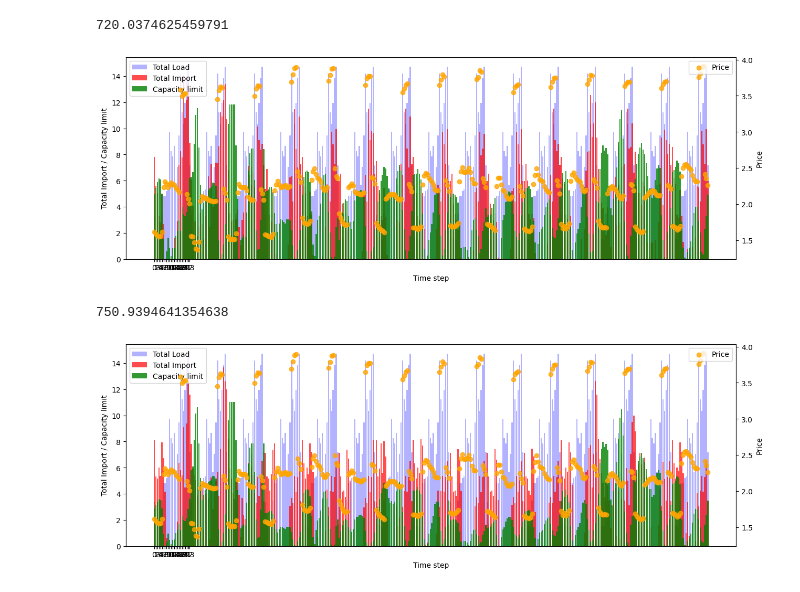
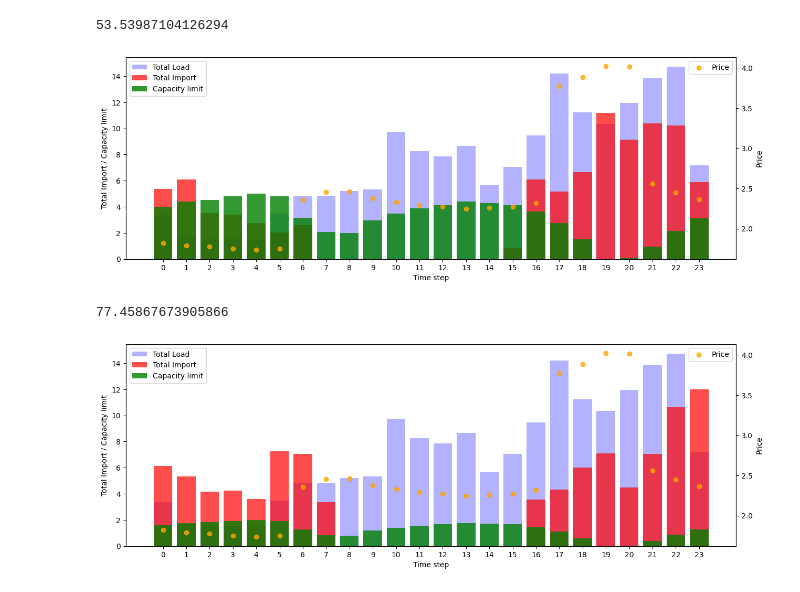
Before and after one commit to antonhlenander/CommunityFlex, a Jupyter notebook: plotting_twolevel.ipynb, the cells around one changed output. Cells and saved outputs as stored; diff of their text form; code cells hidden in the pictures.

Commit message:
Change plot

```diff
--- a/plotting_twolevel.ipynb
+++ b/plotting_twolevel.ipynb
@@ -37,8 +37,8 @@ for rollout in results:
 
     agent_actions = [action for action in agent_actions if action is not None]
 
-    start = 48*22
-    end = start + 48*2
+    start = 48*11
+    end = start + 48*1
 
 
     total_import = total_import[1:]
@@ -65,37 +65,37 @@ for rollout in results:
     ax1.bar(range(len(total_load)), total_load, color="blue", alpha=0.3, label="Total Load")
     ax1.bar(range(len(total_import)), total_import, color="red", alpha=0.7, label="Total Import")
     ax1.bar(range(len(cap_limits)), cap_limits, color="green", alpha=0.8, label="Capacity limit")
     ax1.set_xlabel('Time step')
     ax1.set_ylabel('Total Import / Capacity limit')
     ax1.legend(loc='upper left')
 
     ax2 = ax1.twinx()
     #ax2.scatter(range(len(grid_price)), grid_price, label="Grid Price", color="blue", alpha=0.8)
     ax2.scatter(range(len(prices)), prices, label="Price", color="orange", alpha=0.8)
     ax2.set_ylabel('Price')
     ax2.legend(loc='upper right')
 
     plt.xticks(np.arange(0, 24, 1))
     plt.savefig(f"{outputfolder}import_limits_rollout{rollout_no}.png")
     plt.show()
 
     rollout_no += 1
 
     #Plot distribution of agent action per step for all rollouts
     # plt.hist(agent_actions, bins=30, edgecolor='black')
     # prices = np.linspace(0.1, max_price, num=30)
     # print(prices)
 
     # plt.title("Distribution of action values")
     # plt.xlabel("Agent action")
     # plt.ylabel("Frequency")
     # plt.savefig(f"action_dist_{aid}.png")
     # plt.close()
 # %% [output]
-720.0374625459791
+53.53987104126294
-[figure, old version]
+[figure, new version]
-750.9394641354638
+77.45867673905866
-[figure, old version]
+[figure, new version]
 # %%
 results = list(results)
 rollout_no = 0
```
